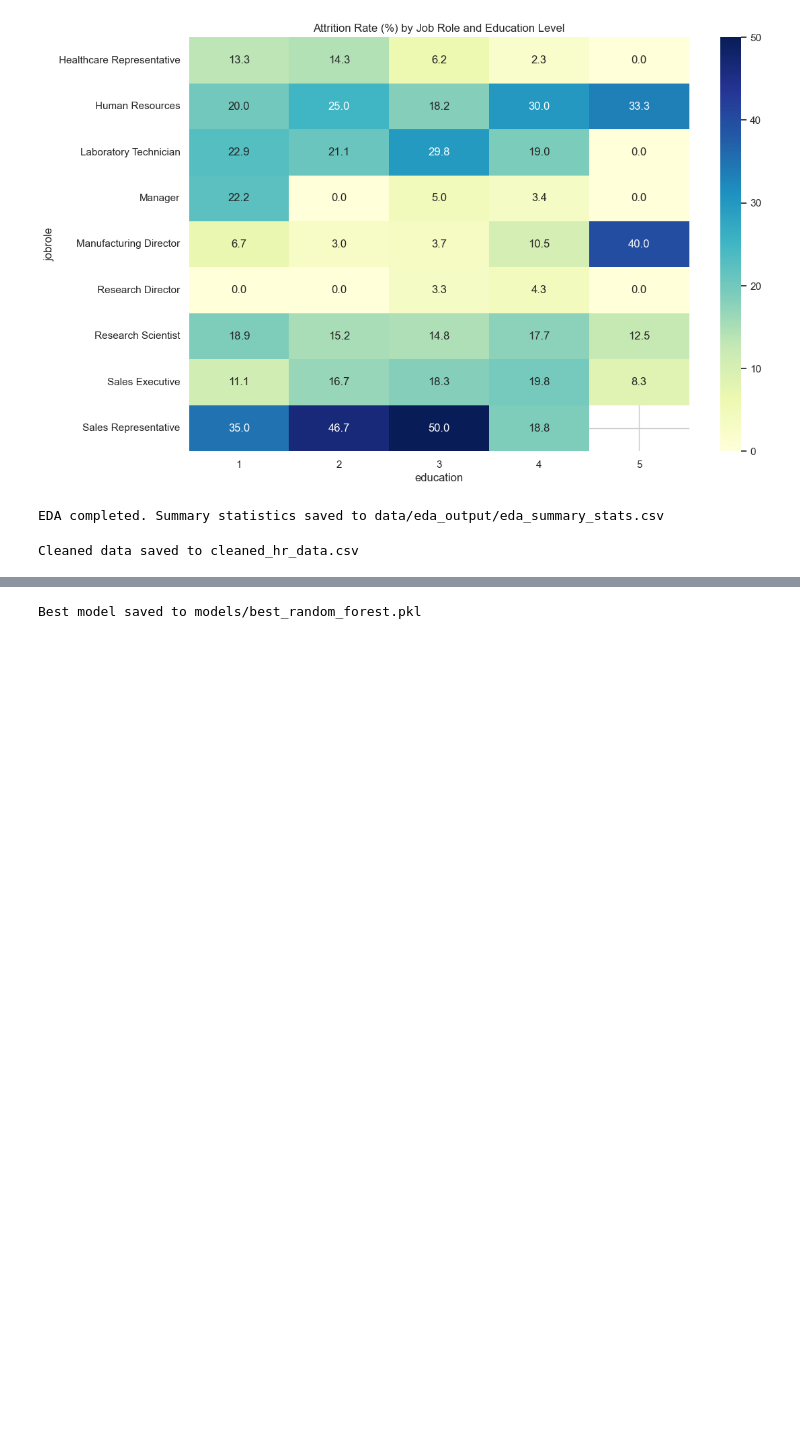
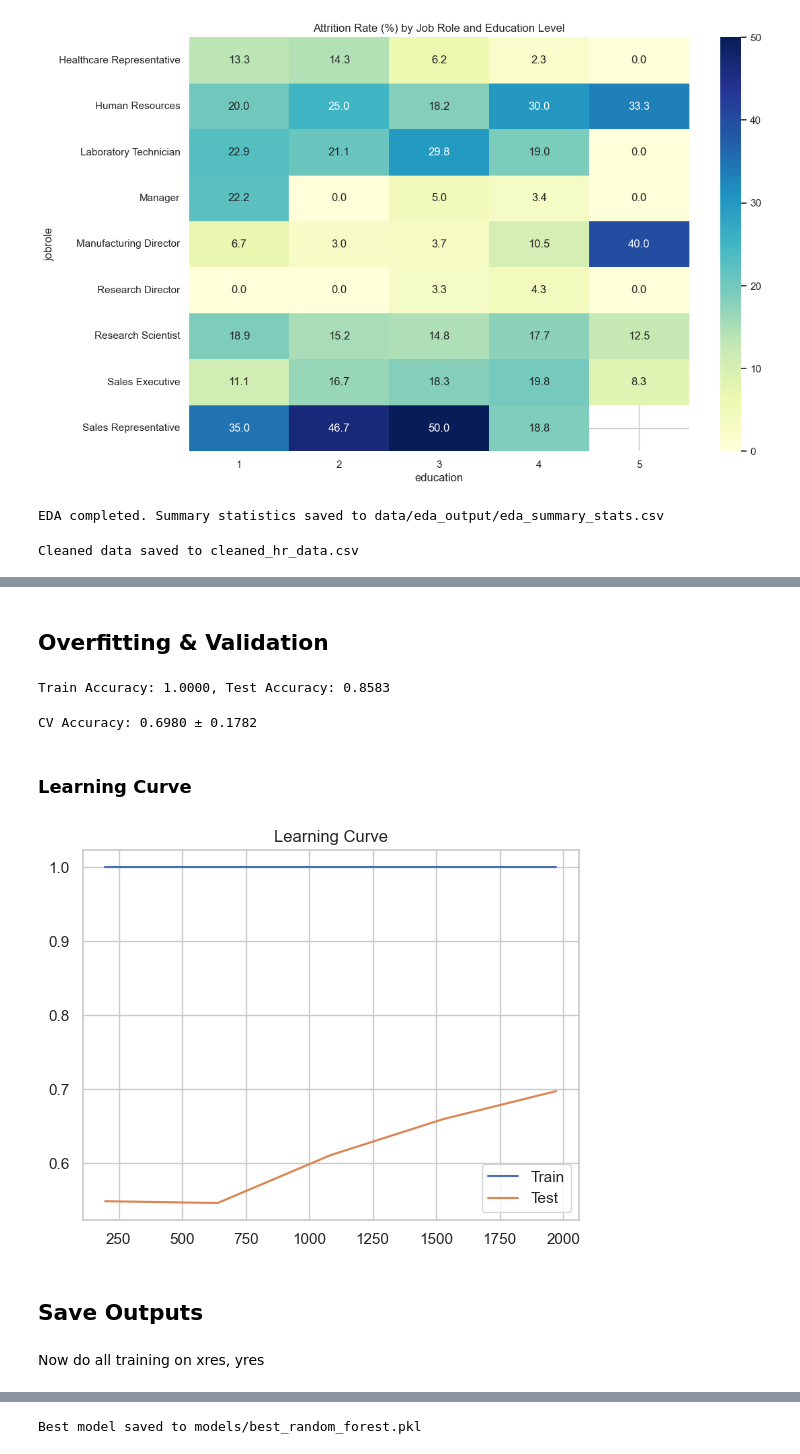
Before and after one commit to rksin8/data-analysis-portfolio, a Jupyter notebook: projects/project2-HR_Attrition_Analysis/notebooks/churn_prediction.ipynb, the cells around one changed output, grey strips where cells are left out. Drawn from its saved outputs; the diff is of its cells as text; code cells hidden in the pictures; blank space fills up the shorter version.

```diff
--- a/projects/project2-HR_Attrition_Analysis/notebooks/churn_prediction.ipynb
+++ b/projects/project2-HR_Attrition_Analysis/notebooks/churn_prediction.ipynb
@@ -374,0 +530,8 @@ for col in df_model.select_dtypes(include='object').columns:
+# %%
+X_train, X_test, y_train, y_test = train_test_split(X_res, y_res, test_size=0.2, random_state=42)
+
+model = RandomForestClassifier(random_state=42)
+model.fit(X_train, y_train)
+
+y_pred = model.predict(X_test)
+print(classification_report(y_test, y_pred))
@@ -374,0 +547,15 @@ for col in df_model.select_dtypes(include='object').columns:
+# %% [markdown]
+## Overfitting & Validation
+# %%
+train_acc = accuracy_score(y_train, model.predict(X_train))
+test_acc = accuracy_score(y_test, y_pred)
+print(f"Train Accuracy: {train_acc:.4f}, Test Accuracy: {test_acc:.4f}")
+# %% [output]
+Train Accuracy: 1.0000, Test Accuracy: 0.8583
+# %%
+scores = cross_val_score(model, X_res, y_res, cv=5)
+print(f"CV Accuracy: {scores.mean():.4f} ± {scores.std():.4f}")
+# %% [output]
+CV Accuracy: 0.6980 ± 0.1782
+# %% [markdown]
+### Learning Curve
@@ -374,0 +564,9 @@ for col in df_model.select_dtypes(include='object').columns:
+# %%
+train_sizes, train_scores, test_scores = learning_curve(model, X_res, y_res, cv=5)
+plt.plot(train_sizes, train_scores.mean(axis=1), label="Train")
+plt.plot(train_sizes, test_scores.mean(axis=1), label="Test")
+plt.title("Learning Curve"); plt.legend(); plt.show()
+# %% [output]
+[figure, added]
+# %% [markdown]
+## Save Outputs
@@ -375,2 +576,4 @@ for col in df_model.select_dtypes(include='object').columns:
+# %% [markdown]
+Now do all training on xres, yres
 # %%
 # Split features and target
```
Also changed, not shown: parts of 85 cells of this notebook.
